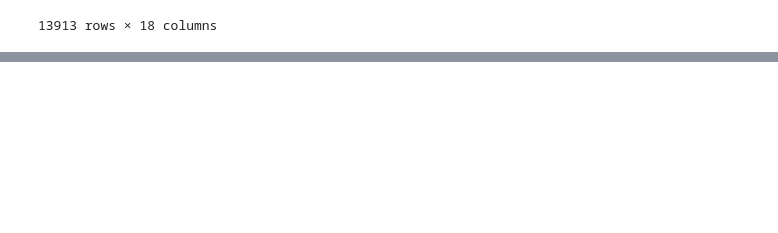
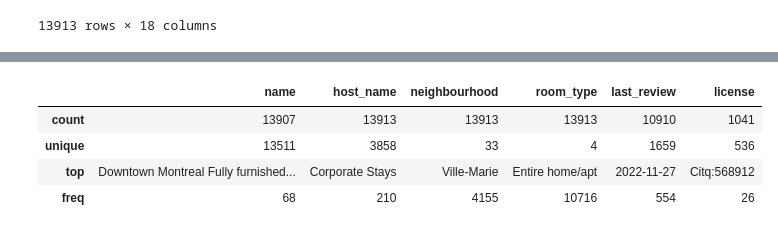
Before and after one commit to ubco-W2022T2-data301/project-group-group21, a Jupyter notebook: analysis/analysis3.ipynb, the cells around one changed output, grey strips where cells are left out. Cells and saved outputs as stored; diff of their text form; code cells hidden in the pictures; blank space fills up the shorter version.

```diff
--- a/analysis/analysis3.ipynb
+++ b/analysis/analysis3.ipynb
@@ -41,0 +60,9 @@ df
+# %%
+df.describe(include=object)
+##There are 13913 values for neighborhood with 33 unique neighborhoods
+# %% [output]
+|  | name | host_name | neighbourhood | room_type | last_review | license |
+| count | 13907 | 13913 | 13913 | 13913 | 10910 | 1041 |
+| unique | 13511 | 3858 | 33 | 4 | 1659 | 536 |
+| top | Downtown Montreal Fully furnished... | Corporate Stays | Ville-Marie | Entire home/apt | 2022-11-27 | Citq:568912 |
+| freq | 68 | 210 | 4155 | 10716 | 554 | 26 |
```
Also changed, not shown: parts of 7 cells of this notebook.
